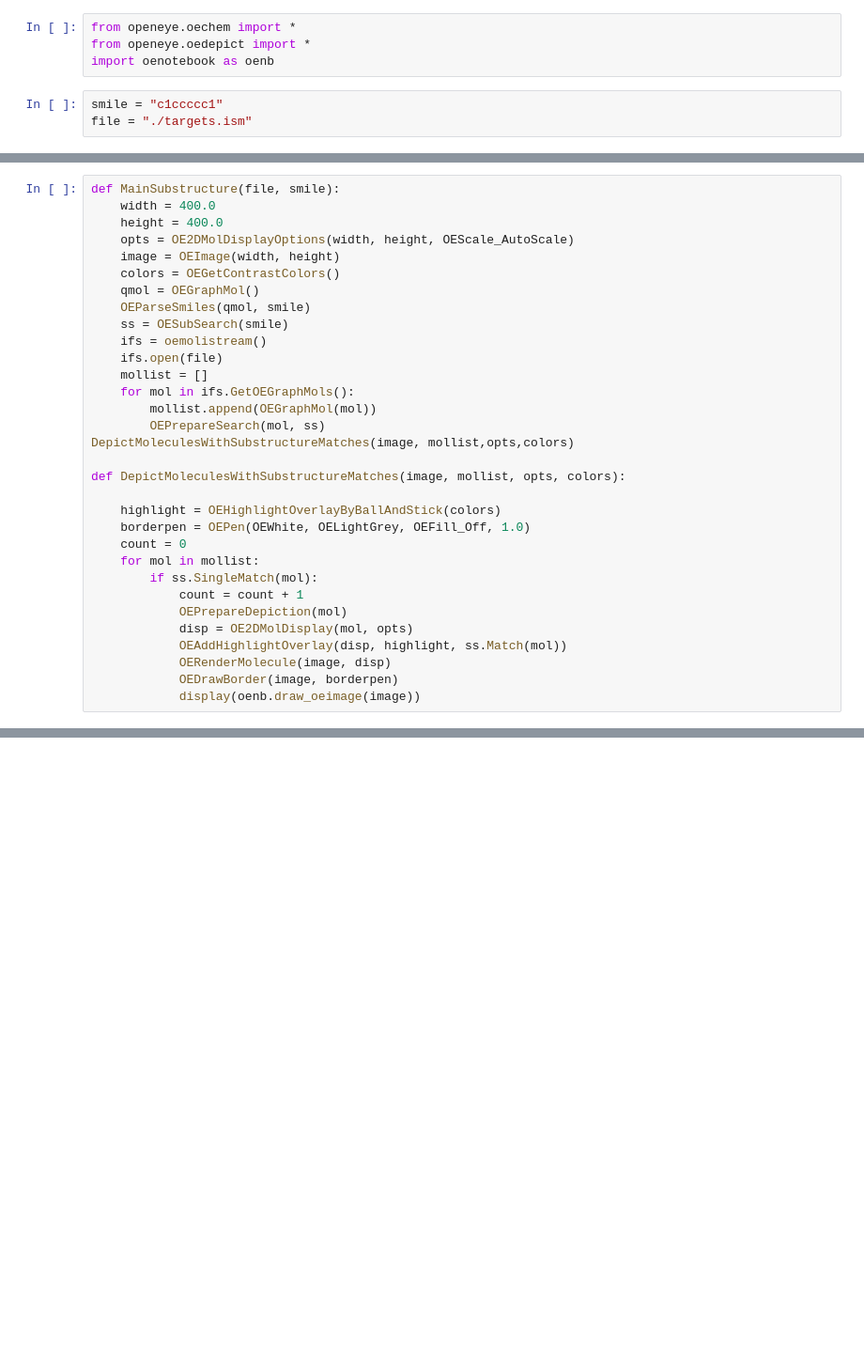
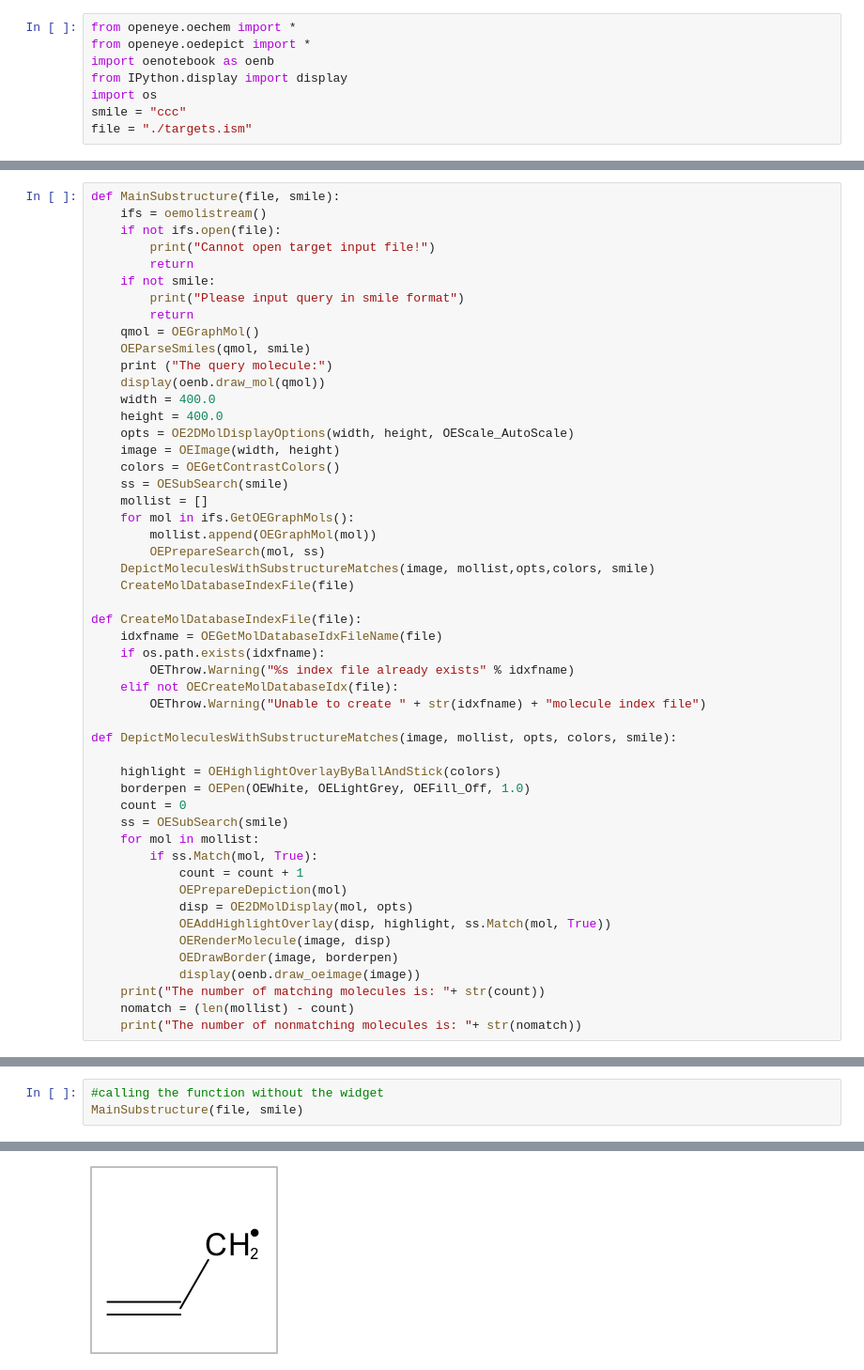
Before and after one commit to Daria101/OEProjects, a Jupyter notebook: A.NewCode/SubSearchOENB.ipynb, the cells around one changed output, grey strips where cells are left out. Shown at 94% size. Cells and saved outputs as stored; diff of their text form; blank space fills up the shorter version.

Commit message:
idx code functioning

```diff
--- a/A.NewCode/SubSearchOENB.ipynb
+++ b/A.NewCode/SubSearchOENB.ipynb
@@ -2,6 +2,7 @@
 from openeye.oechem import *
 from openeye.oedepict import *
 import oenotebook as oenb
+from IPython.display import display
+import os
+smile = "ccc"
+file = "./targets.ism"
-# %%
-smile = "c1ccccc1"
-file = "./targets.ism"
@@ -61,32 +36,51 @@ from IPython.display import display
 # %%
 def MainSubstructure(file, smile):
+    ifs = oemolistream()
+    if not ifs.open(file):
+        print("Cannot open target input file!")
+        return
+    if not smile:
+        print("Please input query in smile format")
+        return
+    qmol = OEGraphMol()
+    OEParseSmiles(qmol, smile)
+    print ("The query molecule:")
+    display(oenb.draw_mol(qmol))
     width = 400.0
     height = 400.0
     opts = OE2DMolDisplayOptions(width, height, OEScale_AutoScale)
     image = OEImage(width, height)
     colors = OEGetContrastColors()
-    qmol = OEGraphMol()
-    OEParseSmiles(qmol, smile)
     ss = OESubSearch(smile)
-    ifs = oemolistream()
-    ifs.open(file)
     mollist = []
     for mol in ifs.GetOEGraphMols():
         mollist.append(OEGraphMol(mol))
         OEPrepareSearch(mol, ss)
-DepictMoleculesWithSubstructureMatches(image, mollist,opts,colors)
+    DepictMoleculesWithSubstructureMatches(image, mollist,opts,colors, smile)
+    CreateMolDatabaseIndexFile(file)
 
-def DepictMoleculesWithSubstructureMatches(image, mollist, opts, colors):
+def CreateMolDatabaseIndexFile(file):
+    idxfname = OEGetMolDatabaseIdxFileName(file)
+    if os.path.exists(idxfname):
+        OEThrow.Warning("%s index file already exists" % idxfname)
+    elif not OECreateMolDatabaseIdx(file):
+        OEThrow.Warning("Unable to create " + str(idxfname) + "molecule index file")
+
+def DepictMoleculesWithSubstructureMatches(image, mollist, opts, colors, smile):
 
     highlight = OEHighlightOverlayByBallAndStick(colors)
     borderpen = OEPen(OEWhite, OELightGrey, OEFill_Off, 1.0)
     count = 0
+    ss = OESubSearch(smile)
     for mol in mollist:
-        if ss.SingleMatch(mol):
+        if ss.Match(mol, True):
             count = count + 1
             OEPrepareDepiction(mol)
             disp = OE2DMolDisplay(mol, opts)
-            OEAddHighlightOverlay(disp, highlight, ss.Match(mol))
+            OEAddHighlightOverlay(disp, highlight, ss.Match(mol, True))
             OERenderMolecule(image, disp)
             OEDrawBorder(image, borderpen)
             display(oenb.draw_oeimage(image))
+    print("The number of matching molecules is: "+ str(count))
+    nomatch = (len(mollist) - count)
+    print("The number of nonmatching molecules is: "+ str(nomatch))
@@ -105,0 +87,4 @@ def DepictMoleculesWithSubstructureMatches(image, mollist, opts, colors):
+# %%
+#calling the function without the widget
+MainSubstructure(file, smile)
+# %% [output]
@@ -105,0 +94 @@ def DepictMoleculesWithSubstructureMatches(image, mollist, opts, colors):
+[figure, added]
```
Also changed, not shown: parts of 14 cells of this notebook, 3 other files.
